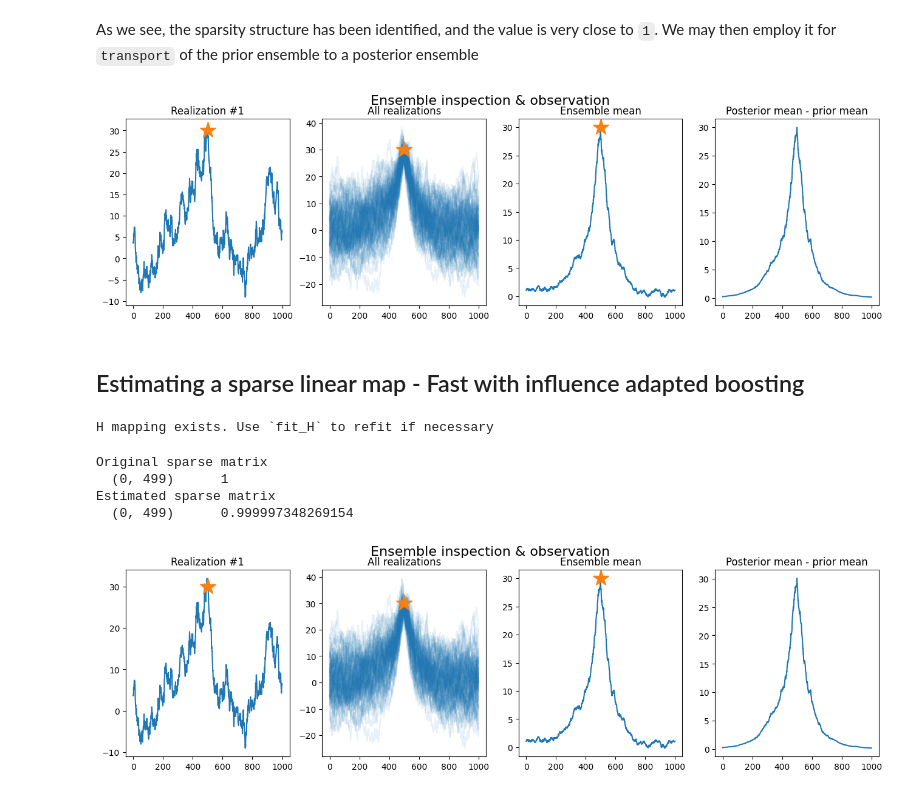
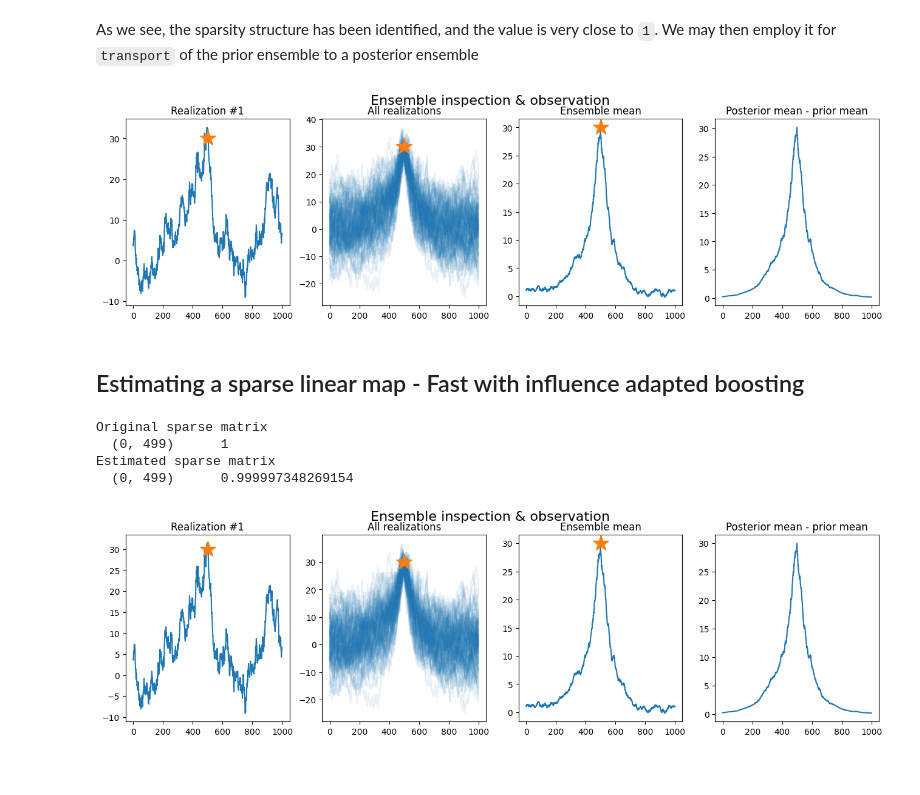
Before and after one commit to equinor/graphite-maps, a Jupyter notebook: docs/source/EnsembleInformationFilter.ipynb, the cells around one changed output. Cells and saved outputs as stored; diff of their text form; code cells hidden in the pictures.

```diff
--- a/docs/source/EnsembleInformationFilter.ipynb
+++ b/docs/source/EnsembleInformationFilter.ipynb
@@ -253,10 +260,10 @@ Estimated sparse matrix
 As we see, the sparsity structure has been identified, and the value is very close to `1`.
 We may then employ it for `transport` of the prior ensemble to a posterior ensemble
 # %%
-U_posterior = gtmap_uninformed.transport(U, d)
+U_posterior = gtmap_uninformed.transport(U, Y, d)
 plot_ensemble(U_posterior, d, prior_mean)
 # %% [output]
-[figure, old version]
+[figure, new version]
 # %% [markdown]
 ## Estimating a sparse linear map - Fast with influence adapted boosting
 # %%
@@ -266,7 +271,5 @@ gtmap_uninformed_2.fit_H(U, Y, learning_algorithm="influence-boost")
 # %%
-gtmap_uninformed_2.fit(U)
+gtmap_uninformed_2.fit(U, Y, learning_algorithm="influence-boost")
-# %% [output]
-H mapping exists. Use `fit_H` to refit if necessary
 # %%
 print("Original sparse matrix")
 print(H) # true (unknown) map
@@ -278,7 +281,7 @@ Original sparse matrix
 Estimated sparse matrix
   (0, 499)      0.999997348269154
 # %%
-U_posterior = gtmap_uninformed_2.transport(U, d)
+U_posterior = gtmap_uninformed_2.transport(U, Y, d)
 plot_ensemble(U_posterior, d, prior_mean)
 # %% [output]
-[figure, old version]
+[figure, new version]
```
Also changed, not shown: parts of 11 cells of this notebook, 3 other files.
